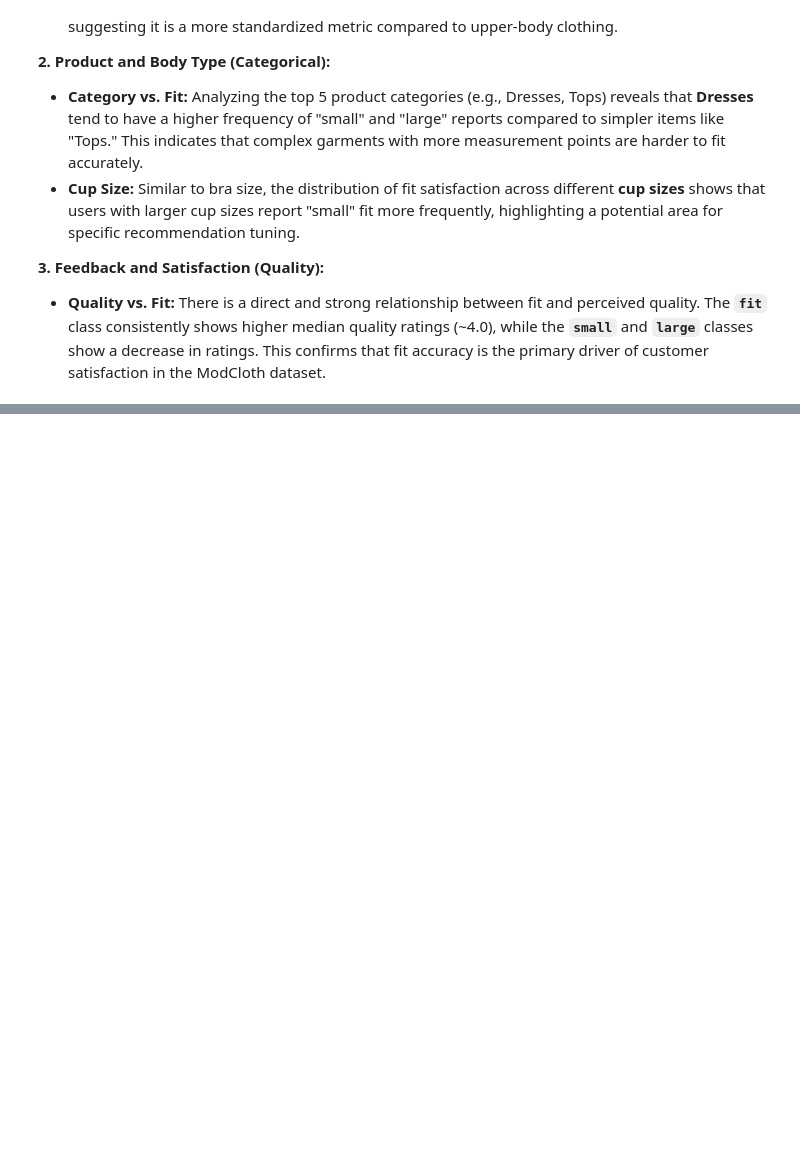
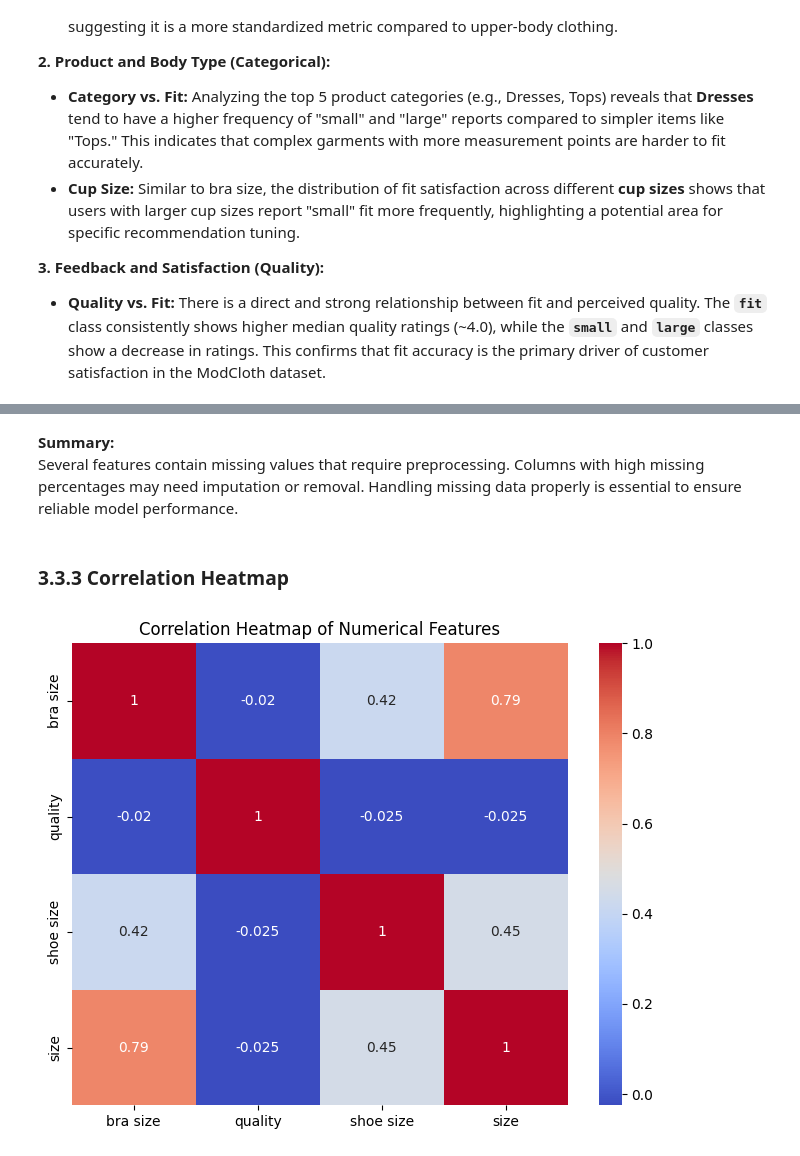
Before and after one commit to alameer515/SWE485-Project-Group10, a Jupyter notebook: Phase1_Data_Exploration.ipynb, the cells around one changed output, grey strips where cells are left out. Cells and saved outputs as stored; diff of their text form; code cells hidden in the pictures; blank space fills up the shorter version.

```diff
--- a/Phase1_Data_Exploration.ipynb
+++ b/Phase1_Data_Exploration.ipynb
@@ -289,0 +253,14 @@ Overall, this analysis helped identify which features are most relevant for pred
+# %% [markdown]
+**Summary:**
+Several features contain missing values that require preprocessing.
+Columns with high missing percentages may need imputation or removal.
+Handling missing data properly is essential to ensure reliable model performance.
+# %% [markdown]
+### 3.3.3 Correlation Heatmap
+# %%
+plt.figure(figsize=(8,6))
+sns.heatmap(correlation_matrix, annot=True, cmap='coolwarm')
+plt.title("Correlation Heatmap of Numerical Features")
+plt.show()
+# %% [output]
+[figure, added]
```
Also changed, not shown: parts of 27 cells of this notebook.
